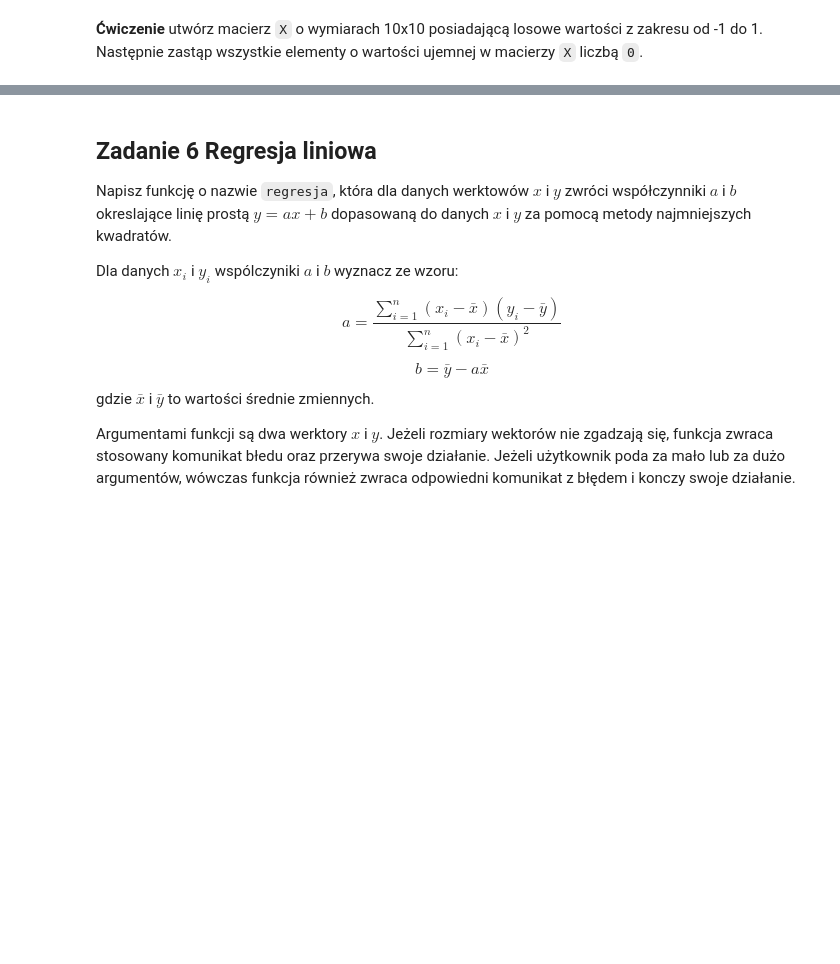
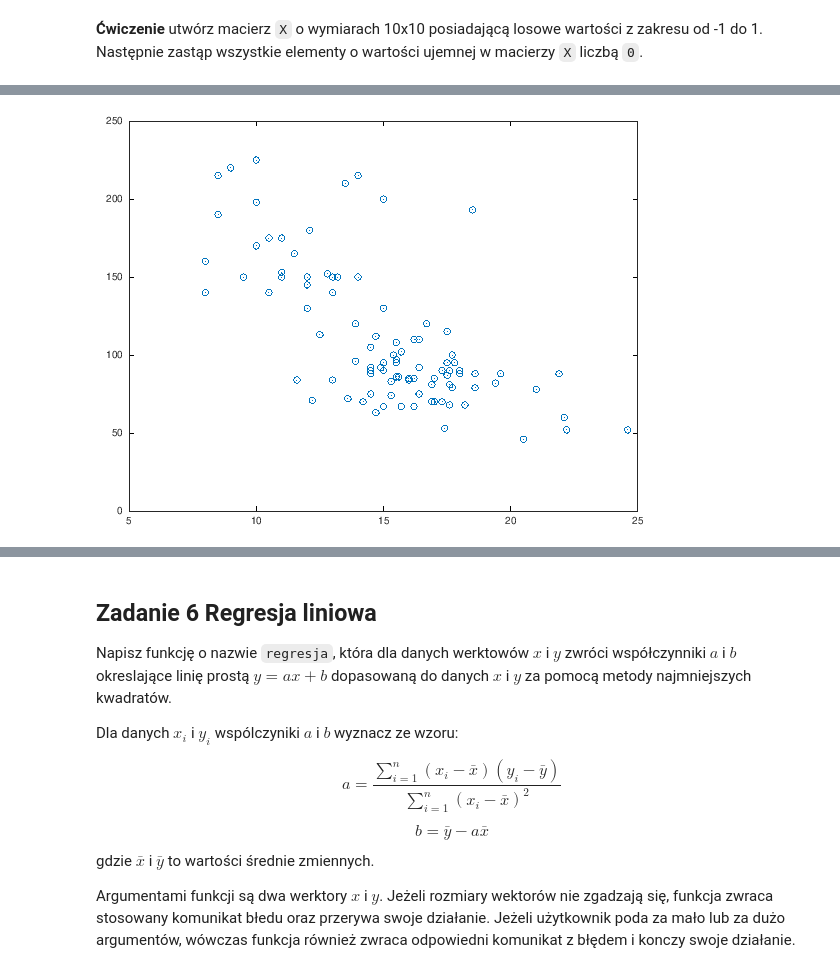
Before and after one commit to IS-UMK/pp2_matlab, a Jupyter notebook: 05_lab.ipynb, the cells around one changed output, grey strips where cells are left out. Cells and saved outputs as stored; diff of their text form; code cells hidden in the pictures; blank space fills up the shorter version.

```diff
--- a/05_lab.ipynb
+++ b/05_lab.ipynb
@@ -168,0 +465,4 @@ Następnie zastąp wszystkie elementy o wartości ujemnej w macierzy `X` liczbą
+# %%
+plot(Acceleration, Horsepower, 'o')
+# %% [output]
+[figure, added]
```
Also changed, not shown: parts of 30 cells of this notebook.
